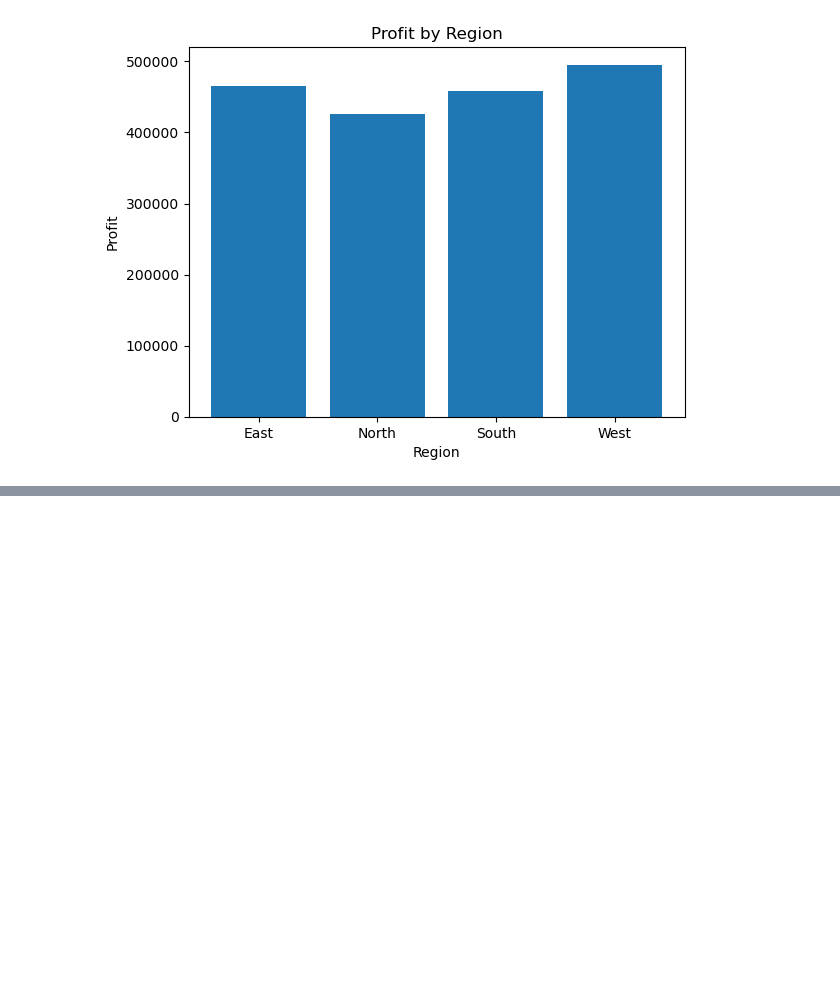
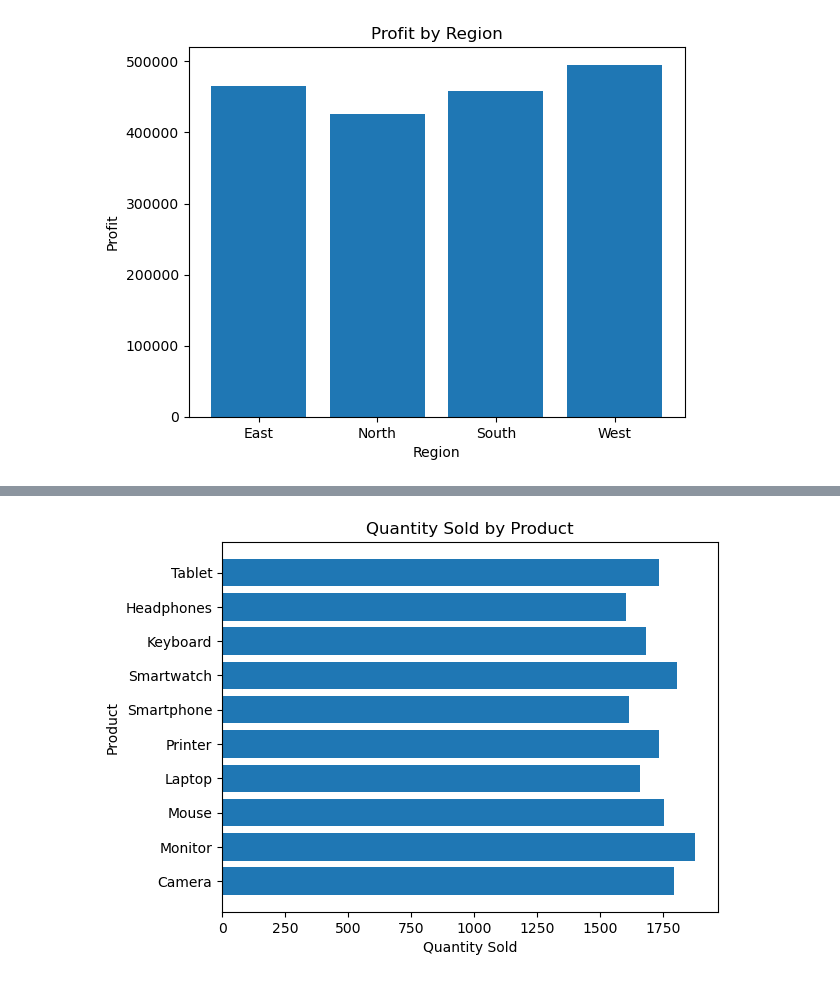
Before and after one commit to khushigupta89790/ecommerce-sales-analysis, a Jupyter notebook: ecommerce_sales_analysis.ipynb, the cells around one changed output, grey strips where cells are left out. Cells and saved outputs as stored; diff of their text form; code cells hidden in the pictures; blank space fills up the shorter version.

```diff
--- a/ecommerce_sales_analysis.ipynb
+++ b/ecommerce_sales_analysis.ipynb
@@ -320,0 +346,11 @@ plt.show()
+# %%
+plt.barh(product_analysis.index,product_analysis['Quantity'])
+
+plt.ylabel('Product')
+plt.xlabel('Quantity Sold')
+plt.title('Quantity Sold by Product')
+
+
+plt.show()
+# %% [output]
+[figure, added]
```
Also changed, not shown: parts of 5 cells of this notebook.
